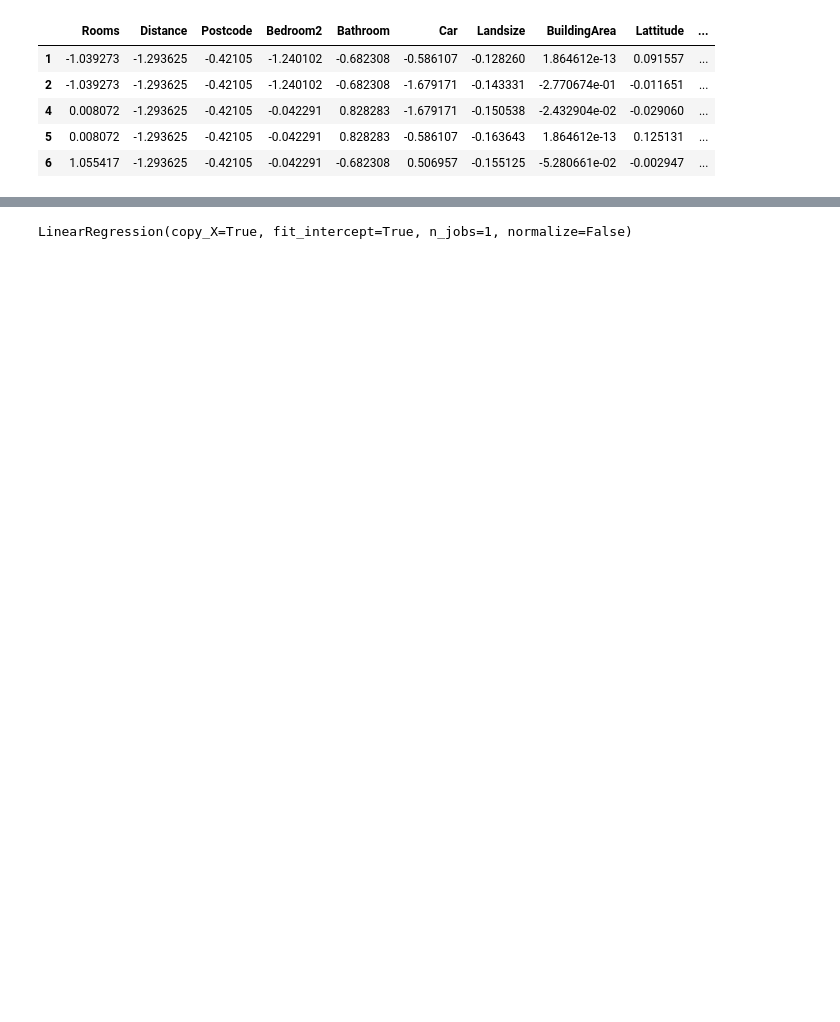
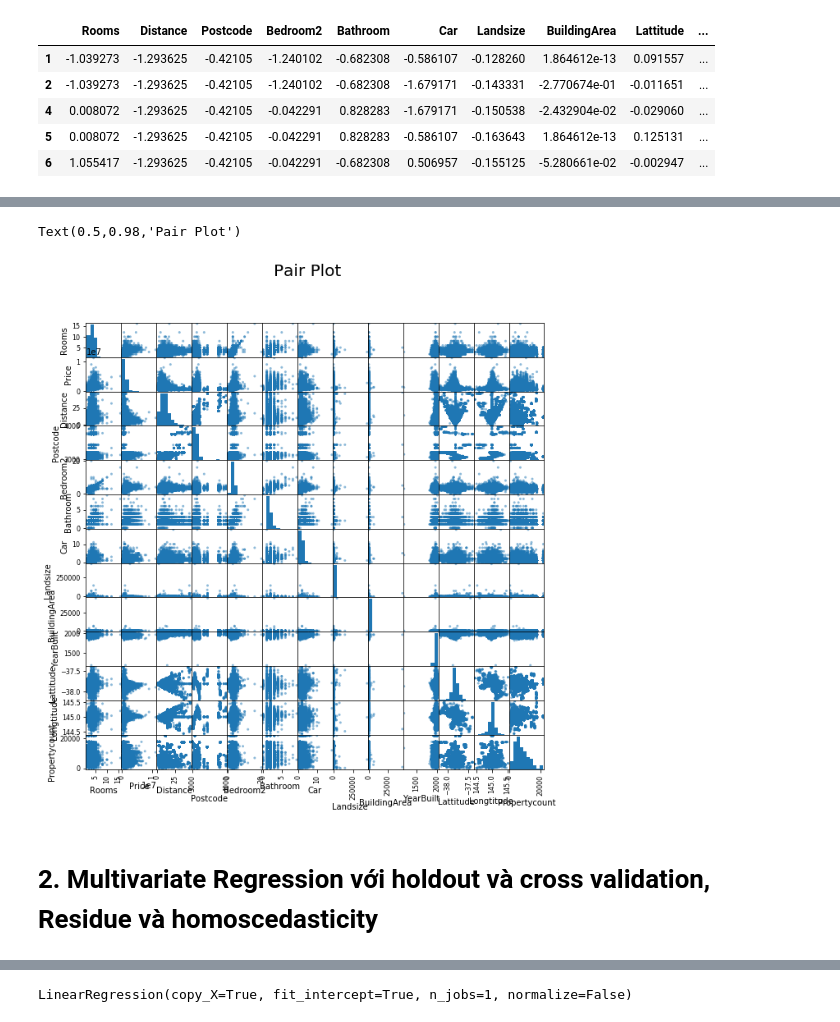
Before and after one commit to dinhbao10t4/MachineLearningAssignment, a Jupyter notebook: Melbourne_housing/Melbourne_housing_notebook.ipynb, the cells around one changed output, grey strips where cells are left out. Saved outputs shown, nothing was run; the diff lists cells and outputs as text; code cells hidden in the pictures; blank space fills up the shorter version.

```diff
--- a/Melbourne_housing/Melbourne_housing_notebook.ipynb
+++ b/Melbourne_housing/Melbourne_housing_notebook.ipynb
@@ -322,3 +353,12 @@ X.head()
+# %%
+scatter_matrix(melbourne_housing, figsize=(10, 10))
+# use suptitle to add title to all sublots
+plt.suptitle("Pair Plot", fontsize=20)
+# %% [output]
+Text(0.5,0.98,'Pair Plot')
+[figure, added]
+# %% [markdown]
+# <a id="multi_regression">2. Multivariate Regression với holdout và cross validation, Residue và homoscedasticity </a>
 # %%
 X_train, X_test, y_train, y_test = train_test_split(X, y, test_size=0.2)
 # %%
```
Also changed, not shown: parts of 41 cells of this notebook.
